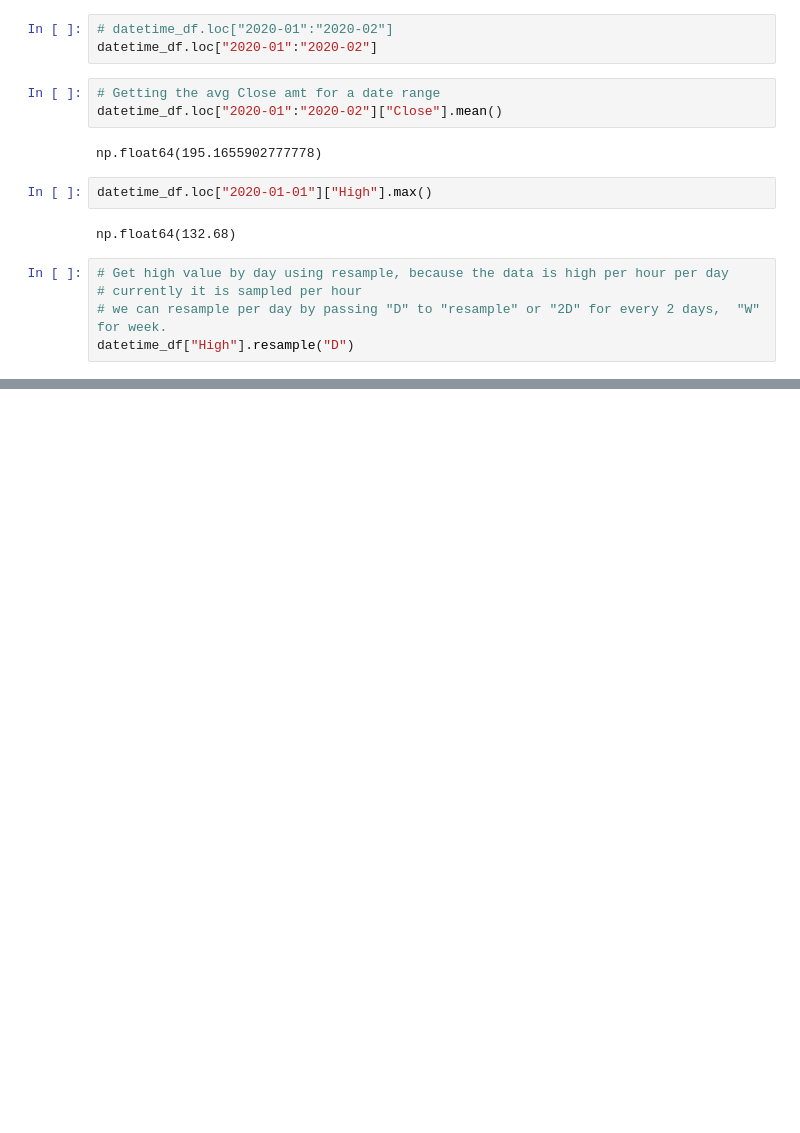
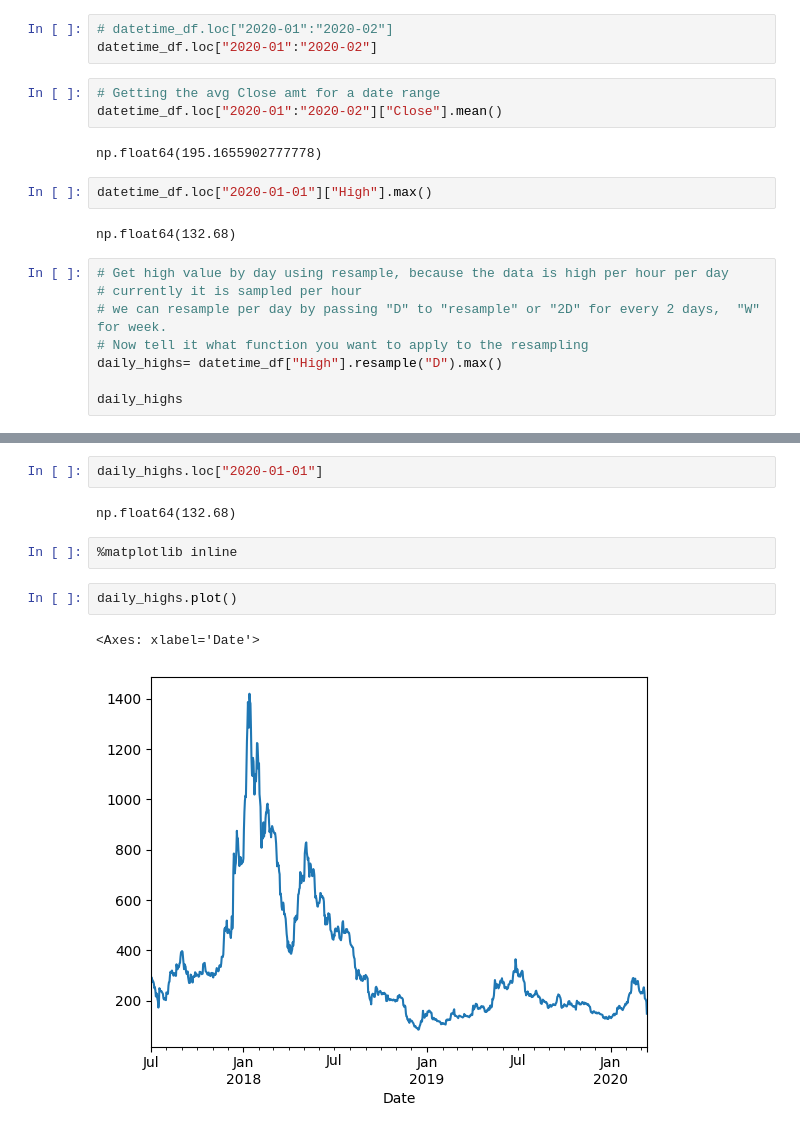
Before and after one commit to janusqa/python-pandas, a Jupyter notebook: src/so_2019.ipynb, the cells around one changed output, grey strips where cells are left out. Saved outputs shown, nothing was run; the diff lists cells and outputs as text; blank space fills up the shorter version.

Commit message:
Date and Time Series

```diff
--- a/src/so_2019.ipynb
+++ b/src/so_2019.ipynb
@@ -681,4 +681,7 @@ np.float64(132.68)
 # Get high value by day using resample, because the data is high per hour per day
 # currently it is sampled per hour
 # we can resample per day by passing "D" to "resample" or "2D" for every 2 days,  "W" for week.
-datetime_df["High"].resample("D")
+# Now tell it what function you want to apply to the resampling
+daily_highs= datetime_df["High"].resample("D").max()
+
+daily_highs
@@ -698,0 +688,11 @@ Name: High, Length: 23674, dtype: float64
+# %%
+daily_highs.loc["2020-01-01"]
+# %% [output]
+np.float64(132.68)
+# %%
+%matplotlib inline
+# %%
+daily_highs.plot()
+# %% [output]
+<Axes: xlabel='Date'>
+[figure, added]
```
Also changed, not shown: parts of 2 cells of this notebook.
